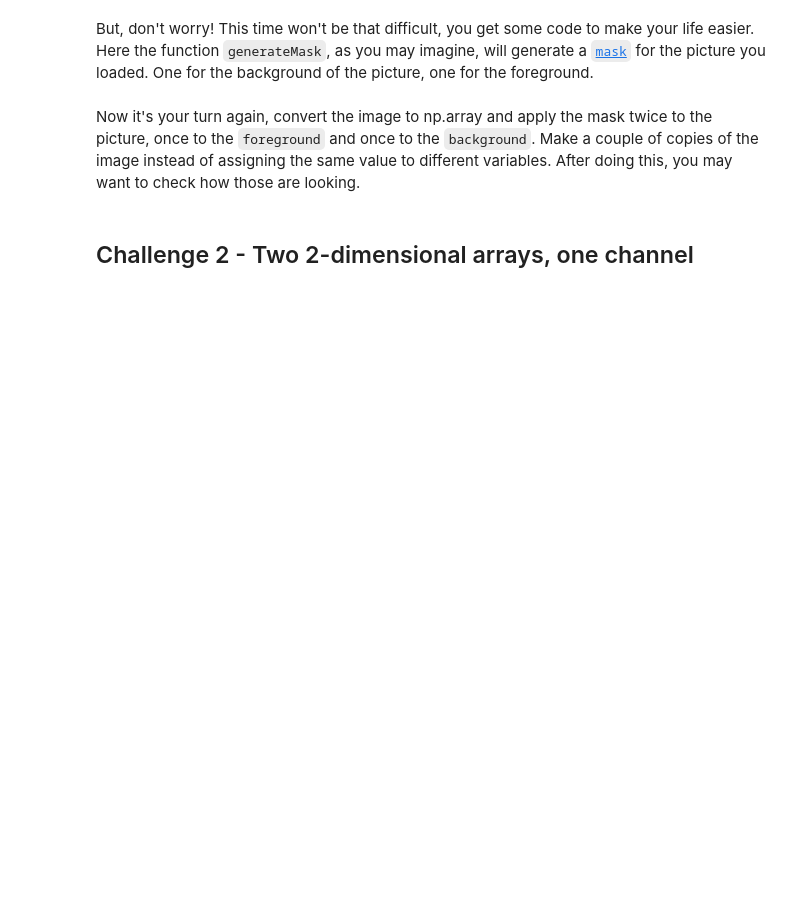
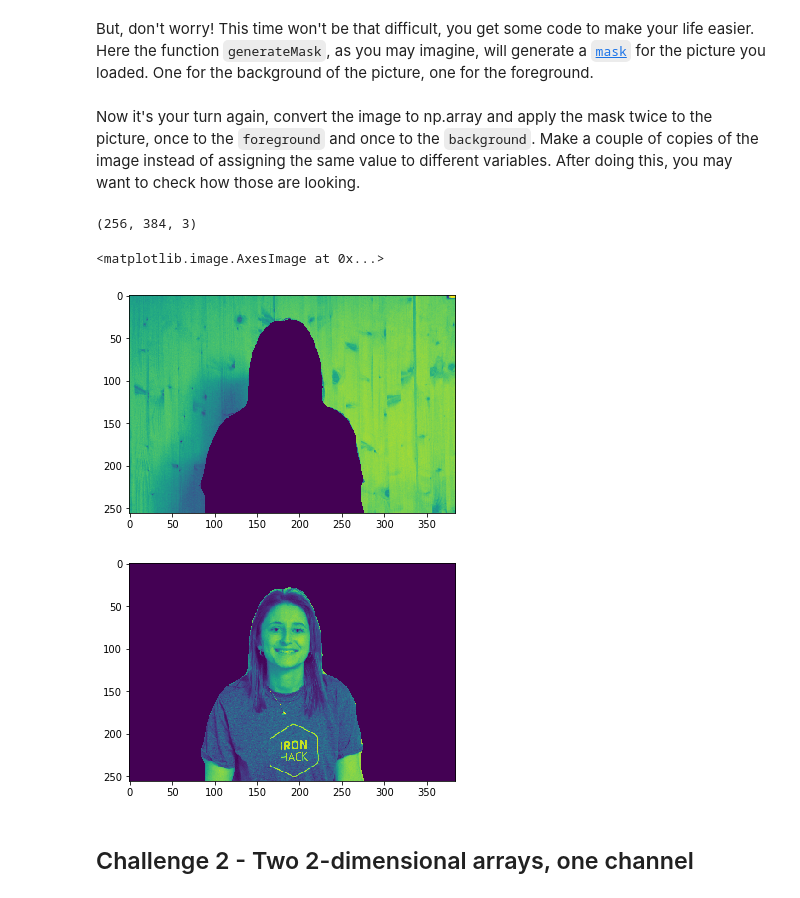
Before and after one commit to blancalluch/ImageSegmentation, a Jupyter notebook: main.ipynb, the cells around one changed output. Saved outputs shown, nothing was run; the diff lists cells and outputs as text; code cells hidden in the pictures; blank space fills up the shorter version.

```diff
--- a/main.ipynb
+++ b/main.ipynb
@@ -67,3 +81,20 @@ Now it's your turn again, convert the image to np.array and apply the mask twice
+# %%
+arr = np.array(img)
+arr.shape #RGB de tres canales
+# %% [output]
+(256, 384, 3)
+# %%
+backArr = arr[:,:,1]*background_mask
+foreArr = arr[:,:,0]*foreground_mask
+# %%
+plt.figure()
+plt.imshow(backArr)
+plt.figure()
+plt.imshow(foreArr)
+# %% [output]
+<matplotlib.image.AxesImage at 0x...>
+[figure, added]
+[figure, added]
 # %% [markdown]
 ## Challenge 2 - Two 2-dimensional arrays, one channel
 # %% [markdown]
```
Also changed, not shown: parts of 31 cells of this notebook, 2 other files.
